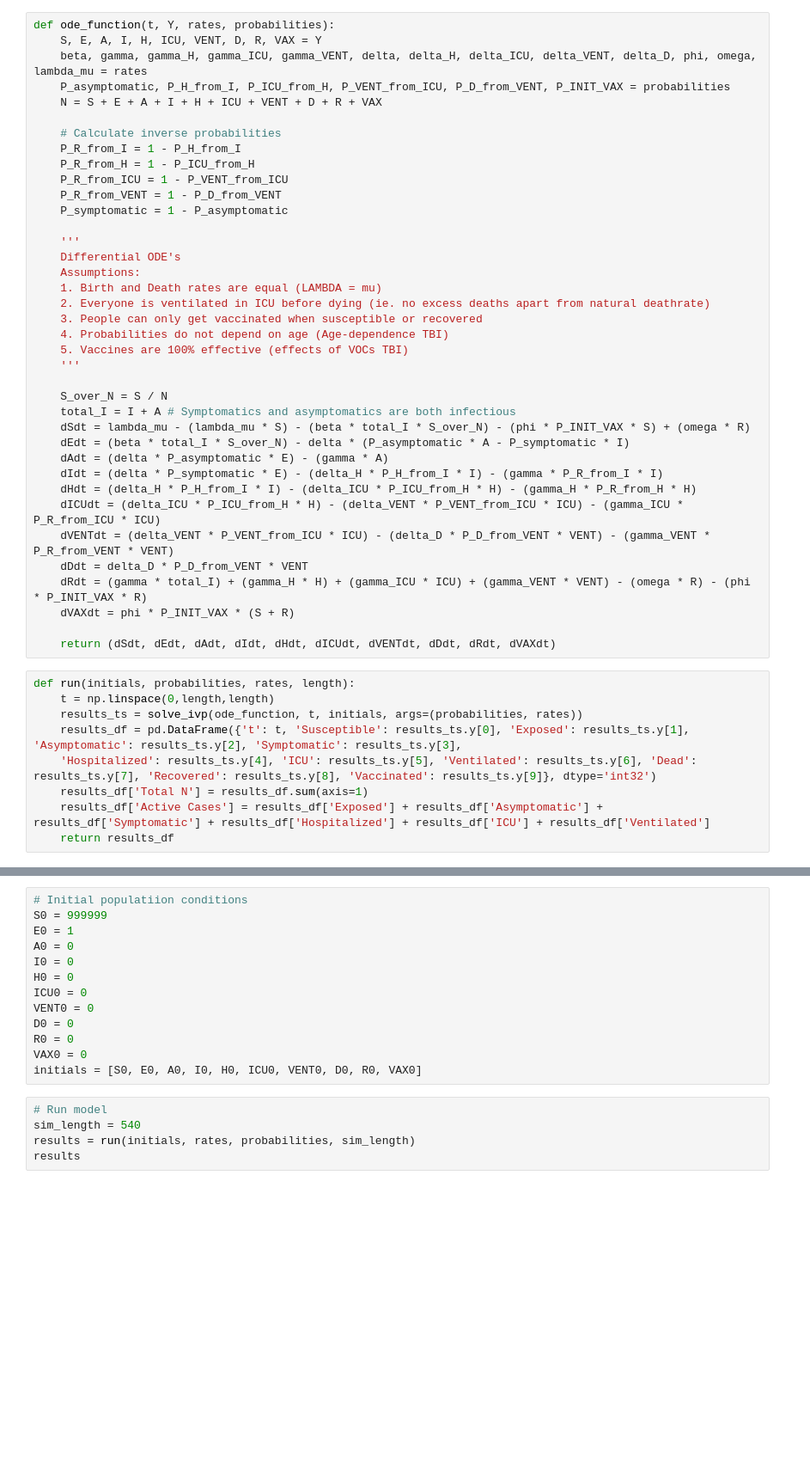
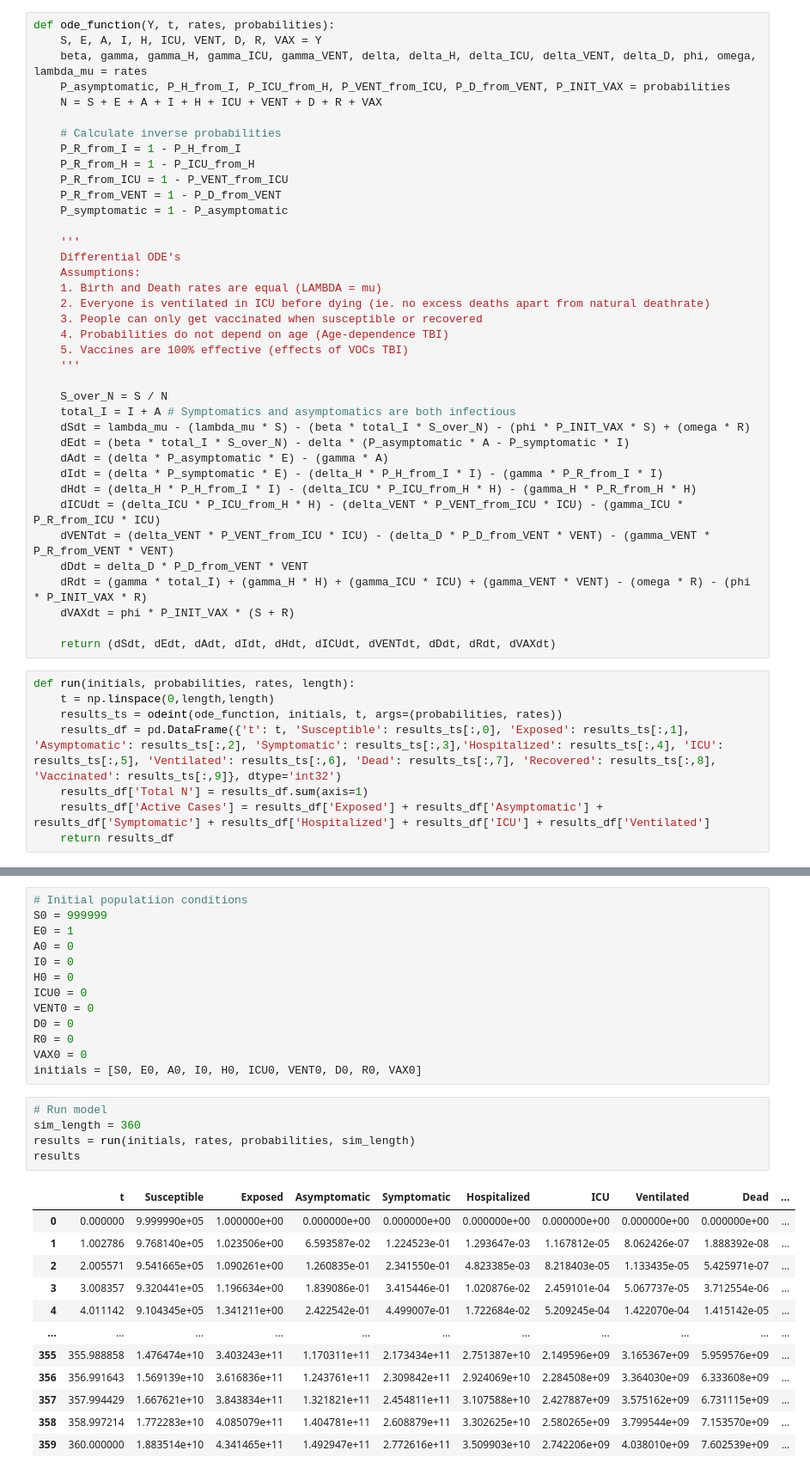
Before and after one commit to EricRenart/SEIRS-CoV-2, a Jupyter notebook: model_proof_of_concept.ipynb, the cells around one changed output, grey strips where cells are left out. Shown at 86% size. Drawn from its saved outputs; the diff is of its cells as text; blank space fills up the shorter version.

```diff
--- a/model_proof_of_concept.ipynb
+++ b/model_proof_of_concept.ipynb
@@ -12,7 +12,7 @@ from scipy.integrate import solve_ivp, odeint
 from matplotlib import pyplot as pp
 from sklearn.linear_model import LinearRegression
 # %%
-def ode_function(t, Y, rates, probabilities):
+def ode_function(Y, t, rates, probabilities):
     S, E, A, I, H, ICU, VENT, D, R, VAX = Y
     beta, gamma, gamma_H, gamma_ICU, gamma_VENT, delta, delta_H, delta_ICU, delta_VENT, delta_D, phi, omega, lambda_mu = rates
     P_asymptomatic, P_H_from_I, P_ICU_from_H, P_VENT_from_ICU, P_D_from_VENT, P_INIT_VAX = probabilities
@@ -52,9 +52,8 @@ def ode_function(t, Y, rates, probabilities):
 # %%
 def run(initials, probabilities, rates, length):
     t = np.linspace(0,length,length)
-    results_ts = solve_ivp(ode_function, t, initials, args=(probabilities, rates))
-    results_df = pd.DataFrame({'t': t, 'Susceptible': results_ts.y[0], 'Exposed': results_ts.y[1], 'Asymptomatic': results_ts.y[2], 'Symptomatic': results_ts.y[3],
-    'Hospitalized': results_ts.y[4], 'ICU': results_ts.y[5], 'Ventilated': results_ts.y[6], 'Dead': results_ts.y[7], 'Recovered': results_ts.y[8], 'Vaccinated': results_ts.y[9]}, dtype='int32')
+    results_ts = odeint(ode_function, initials, t, args=(probabilities, rates))
+    results_df = pd.DataFrame({'t': t, 'Susceptible': results_ts[:,0], 'Exposed': results_ts[:,1], 'Asymptomatic': results_ts[:,2], 'Symptomatic': results_ts[:,3],'Hospitalized': results_ts[:,4], 'ICU': results_ts[:,5], 'Ventilated': results_ts[:,6], 'Dead': results_ts[:,7], 'Recovered': results_ts[:,8], 'Vaccinated': results_ts[:,9]}, dtype='int32')
     results_df['Total N'] = results_df.sum(axis=1)
     results_df['Active Cases'] = results_df['Exposed'] + results_df['Asymptomatic'] + results_df['Symptomatic'] + results_df['Hospitalized'] + results_df['ICU'] + results_df['Ventilated']
     return results_df
@@ -112,7 +111,19 @@ VAX0 = 0
 initials = [S0, E0, A0, I0, H0, ICU0, VENT0, D0, R0, VAX0]
 # %%
 # Run model
-sim_length = 540
+sim_length = 360
 results = run(initials, rates, probabilities, sim_length)
 results
 # %% [output]
+|  | t | Susceptible | Exposed | Asymptomatic | Symptomatic | Hospitalized | ICU | Ventilated | Dead | ... |
+| 0 | 0.000000 | 9.999990e+05 | 1.000000e+00 | 0.000000e+00 | 0.000000e+00 | 0.000000e+00 | 0.000000e+00 | 0.000000e+00 | 0.000000e+00 | ... |
+| 1 | 1.002786 | 9.768140e+05 | 1.023506e+00 | 6.593587e-02 | 1.224523e-01 | 1.293647e-03 | 1.167812e-05 | 8.062426e-07 | 1.888392e-08 | ... |
+| 2 | 2.005571 | 9.541665e+05 | 1.090261e+00 | 1.260835e-01 | 2.341550e-01 | 4.823385e-03 | 8.218403e-05 | 1.133435e-05 | 5.425971e-07 | ... |
+| 3 | 3.008357 | 9.320441e+05 | 1.196634e+00 | 1.839086e-01 | 3.415446e-01 | 1.020876e-02 | 2.459101e-04 | 5.067737e-05 | 3.712554e-06 | ... |
+| 4 | 4.011142 | 9.104345e+05 | 1.341211e+00 | 2.422542e-01 | 4.499007e-01 | 1.722684e-02 | 5.209245e-04 | 1.422070e-04 | 1.415142e-05 | ... |
+| ... | ... | ... | ... | ... | ... | ... | ... | ... | ... | ... |
+| 355 | 355.988858 | 1.476474e+10 | 3.403243e+11 | 1.170311e+11 | 2.173434e+11 | 2.751387e+10 | 2.149596e+09 | 3.165367e+09 | 5.959576e+09 | ... |
+| 356 | 356.991643 | 1.569139e+10 | 3.616836e+11 | 1.243761e+11 | 2.309842e+11 | 2.924069e+10 | 2.284508e+09 | 3.364030e+09 | 6.333608e+09 | ... |
+| 357 | 357.994429 | 1.667621e+10 | 3.843834e+11 | 1.321821e+11 | 2.454811e+11 | 3.107588e+10 | 2.427887e+09 | 3.575162e+09 | 6.731115e+09 | ... |
+| 358 | 358.997214 | 1.772283e+10 | 4.085079e+11 | 1.404781e+11 | 2.608879e+11 | 3.302625e+10 | 2.580265e+09 | 3.799544e+09 | 7.153570e+09 | ... |
+| 359 | 360.000000 | 1.883514e+10 | 4.341465e+11 | 1.492947e+11 | 2.772616e+11 | 3.509903e+10 | 2.742206e+09 | 4.038010e+09 | 7.602539e+09 | ... |
```
Also changed, not shown: parts of 3 cells of this notebook.
